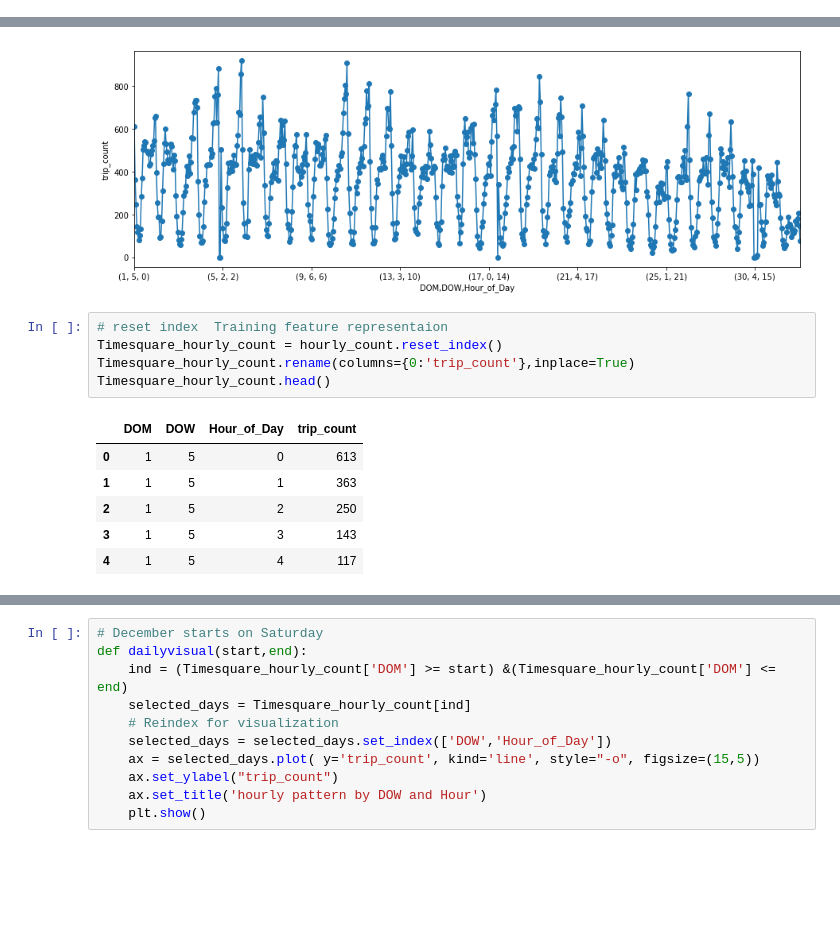
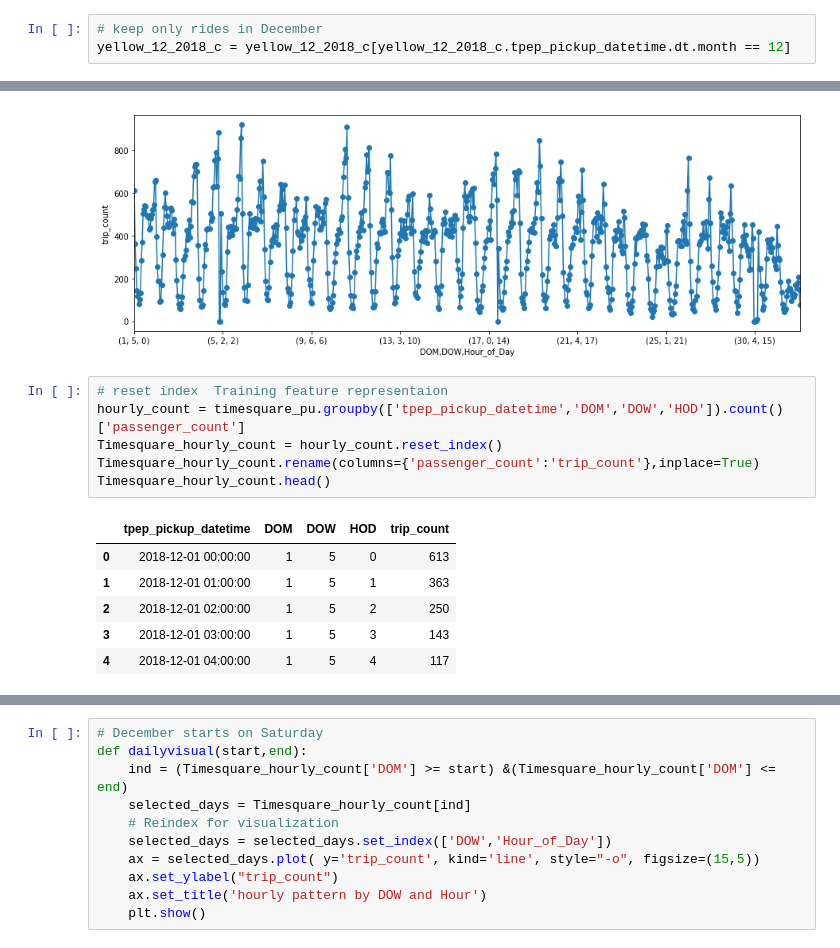
Before and after one commit to ChenjieSU/ADS_project, a Jupyter notebook: feature_extraction.ipynb, the cells around one changed output, grey strips where cells are left out. Saved outputs shown, nothing was run; the diff lists cells and outputs as text; blank space fills up the shorter version.

Commit message:
Add files via upload
Finish the feature extraction code for time square December

```diff
--- a/feature_extraction.ipynb
+++ b/feature_extraction.ipynb
@@ -81,4 +133,7 @@ Name: zone, dtype: object
 # %%
 # visualize daily pattern at time squares throughout the month
 yellow_12_2018_c = pd.read_csv(c_dir+'yellow_12_2018.csv')
+# %%
+# keep only rides in December
+yellow_12_2018_c = yellow_12_2018_c[yellow_12_2018_c.tpep_pickup_datetime.dt.month == 12]
 # %%
@@ -119,13 +156,14 @@ plt.show()
 [figure]
 # %%
 # reset index  Training feature representaion
+hourly_count = timesquare_pu.groupby(['tpep_pickup_datetime','DOM','DOW','HOD']).count()['passenger_count']
 Timesquare_hourly_count = hourly_count.reset_index()
-Timesquare_hourly_count.rename(columns={0:'trip_count'},inplace=True)
+Timesquare_hourly_count.rename(columns={'passenger_count':'trip_count'},inplace=True)
 Timesquare_hourly_count.head()
 # %% [output]
-|  | DOM | DOW | Hour_of_Day | trip_count |
-| 0 | 1 | 5 | 0 | 613 |
-| 1 | 1 | 5 | 1 | 363 |
-| 2 | 1 | 5 | 2 | 250 |
-| 3 | 1 | 5 | 3 | 143 |
-| 4 | 1 | 5 | 4 | 117 |
+|  | tpep_pickup_datetime | DOM | DOW | HOD | trip_count |
+| 0 | 2018-12-01 00:00:00 | 1 | 5 | 0 | 613 |
+| 1 | 2018-12-01 01:00:00 | 1 | 5 | 1 | 363 |
+| 2 | 2018-12-01 02:00:00 | 1 | 5 | 2 | 250 |
+| 3 | 2018-12-01 03:00:00 | 1 | 5 | 3 | 143 |
+| 4 | 2018-12-01 04:00:00 | 1 | 5 | 4 | 117 |
```
Also changed, not shown: parts of 29 cells of this notebook.
